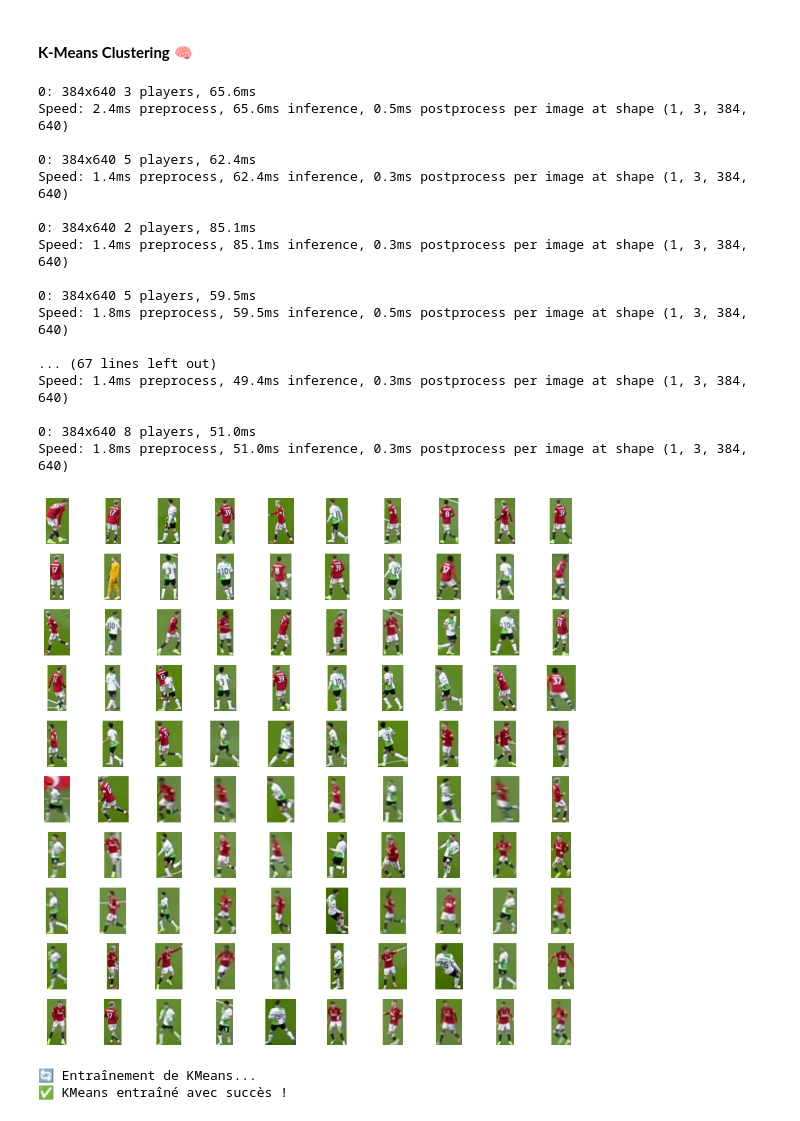
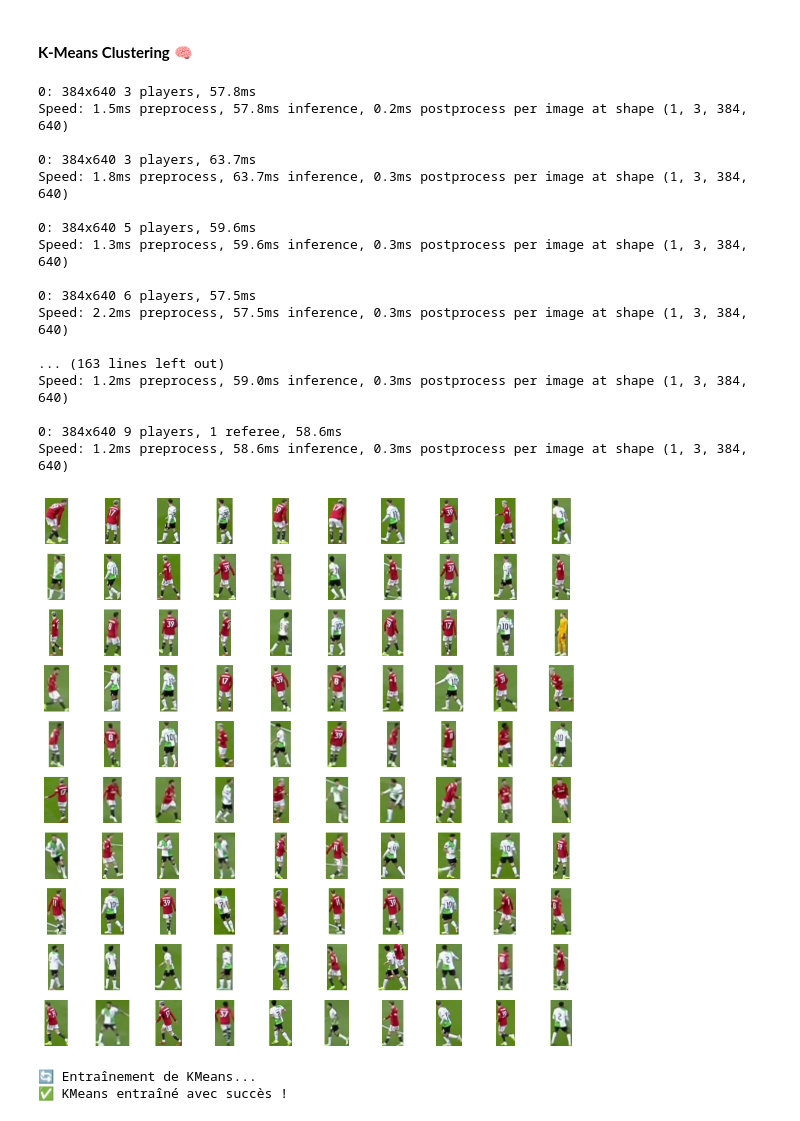
Before and after one commit to alyasltd/FootCVision, a Jupyter notebook: phase3/phase3.ipynb, the cells around one changed output. Saved outputs shown, nothing was run; the diff lists cells and outputs as text; code cells hidden in the pictures.

```diff
--- a/phase3/phase3.ipynb
+++ b/phase3/phase3.ipynb
@@ -6,29 +6,29 @@
 from kmeansclassifier import kmeansclassifier
 # %%
 video_path = "/Users/alyazouzou/Desktop/CV_Football/vids/good.mov"
-classifier = kmeansclassifier(video_path, model_path="/Users/alyazouzou/Desktop/CV_Football/FootCVision/phase1/runs/detect/train/weights/best.pt")
+classifier = kmeansclassifier(video_path, model_path="/Users/alyazouzou/Desktop/CV_Football/FootCVision/phase1/runs/detect/train/weights/best.pt", conf_threshold=0.8, iou_threshold=0.8)
 # %%
-crops = classifier.get_crops_from_frames(stride=150, player_id=2)
+crops = classifier.get_crops_from_frames(stride=70, player_id=2)
 classifier.plot_crops(crops)
 # %% [output]
-0: 384x640 3 players, 65.6ms
-Speed: 2.4ms preprocess, 65.6ms inference, 0.5ms postprocess per image at shape (1, 3, 384, 640)
+0: 384x640 3 players, 57.8ms
+Speed: 1.5ms preprocess, 57.8ms inference, 0.2ms postprocess per image at shape (1, 3, 384, 640)
 
-0: 384x640 5 players, 62.4ms
-Speed: 1.4ms preprocess, 62.4ms inference, 0.3ms postprocess per image at shape (1, 3, 384, 640)
+0: 384x640 3 players, 63.7ms
+Speed: 1.8ms preprocess, 63.7ms inference, 0.3ms postprocess per image at shape (1, 3, 384, 640)
 
-0: 384x640 2 players, 85.1ms
-Speed: 1.4ms preprocess, 85.1ms inference, 0.3ms postprocess per image at shape (1, 3, 384, 640)
+0: 384x640 5 players, 59.6ms
+Speed: 1.3ms preprocess, 59.6ms inference, 0.3ms postprocess per image at shape (1, 3, 384, 640)
 
-0: 384x640 5 players, 59.5ms
-Speed: 1.8ms preprocess, 59.5ms inference, 0.5ms postprocess per image at shape (1, 3, 384, 640)
+0: 384x640 6 players, 57.5ms
+Speed: 2.2ms preprocess, 57.5ms inference, 0.3ms postprocess per image at shape (1, 3, 384, 640)
 
-... (67 lines left out)
-Speed: 1.4ms preprocess, 49.4ms inference, 0.3ms postprocess per image at shape (1, 3, 384, 640)
+... (163 lines left out)
+Speed: 1.2ms preprocess, 59.0ms inference, 0.3ms postprocess per image at shape (1, 3, 384, 640)
 
-0: 384x640 8 players, 51.0ms
-Speed: 1.8ms preprocess, 51.0ms inference, 0.3ms postprocess per image at shape (1, 3, 384, 640)
+0: 384x640 9 players, 1 referee, 58.6ms
+Speed: 1.2ms preprocess, 58.6ms inference, 0.3ms postprocess per image at shape (1, 3, 384, 640)
-[figure, old version]
+[figure, new version]
 # %%
 # Extract CLIP features
 features = classifier.get_features(crops)
```
Also changed, not shown: parts of 3 cells of this notebook, 1 other file.
